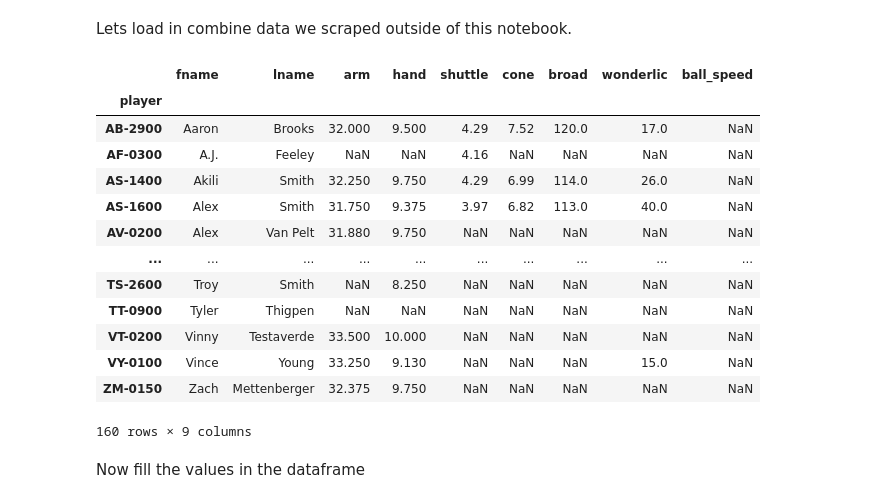
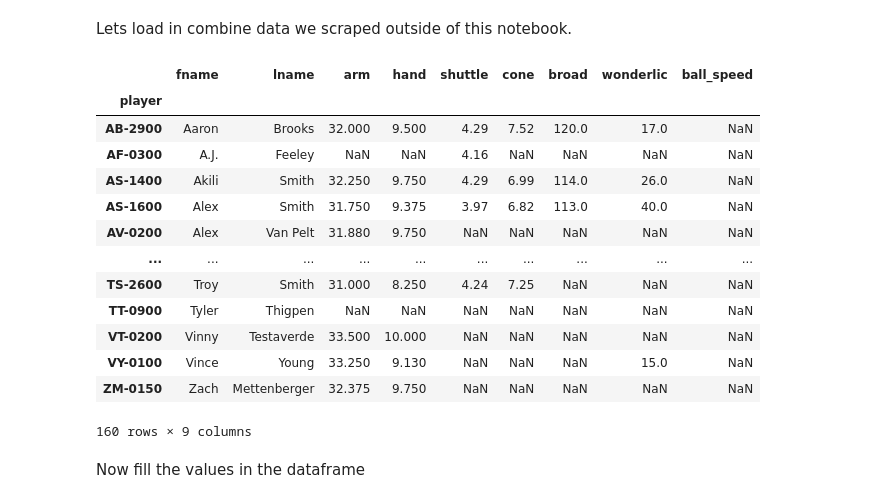
Before and after one commit to lewisbails/nfl-project, a Jupyter notebook: notebooks/quarterback_hands.ipynb, the cells around one changed output. Cells and saved outputs as stored; diff of their text form; code cells hidden in the pictures.

```diff
--- a/notebooks/quarterback_hands.ipynb
+++ b/notebooks/quarterback_hands.ipynb
@@ -84,20 +91,19 @@ def fill(group, cols, data):
     group = group.set_index('year', append=True)
     return group
 # %%
-today = dt.now().strftime('%y%m%d')
-qb_combine = pd.read_csv(f'../data/combine_qb_{today}.csv', index_col=0)
+qb_combine = pd.read_csv(f'../data/combine_qb_200309.csv', index_col=0)
 cols = qb_combine.drop(['fname','lname'], axis=1).columns.values
 qb_combine
 # %% [output]
 |  | fname | lname | arm | hand | shuttle | cone | broad | wonderlic | ball_speed |
 | player |  |  |  |  |  |  |  |  |  |
 | AB-2900 | Aaron | Brooks | 32.000 | 9.500 | 4.29 | 7.52 | 120.0 | 17.0 | NaN |
 | AF-0300 | A.J. | Feeley | NaN | NaN | 4.16 | NaN | NaN | NaN | NaN |
 | AS-1400 | Akili | Smith | 32.250 | 9.750 | 4.29 | 6.99 | 114.0 | 26.0 | NaN |
 | AS-1600 | Alex | Smith | 31.750 | 9.375 | 3.97 | 6.82 | 113.0 | 40.0 | NaN |
 | AV-0200 | Alex | Van Pelt | 31.880 | 9.750 | NaN | NaN | NaN | NaN | NaN |
 | ... | ... | ... | ... | ... | ... | ... | ... | ... | ... |
-| TS-2600 | Troy | Smith | NaN | 8.250 | NaN | NaN | NaN | NaN | NaN |
+| TS-2600 | Troy | Smith | 31.000 | 8.250 | 4.24 | 7.25 | NaN | NaN | NaN |
 | TT-0900 | Tyler | Thigpen | NaN | NaN | NaN | NaN | NaN | NaN | NaN |
 | VT-0200 | Vinny | Testaverde | 33.500 | 10.000 | NaN | NaN | NaN | NaN | NaN |
 | VY-0100 | Vince | Young | 33.250 | 9.130 | NaN | NaN | NaN | 15.0 | NaN |
```
Also changed, not shown: parts of 34 cells of this notebook, 7 other files.
